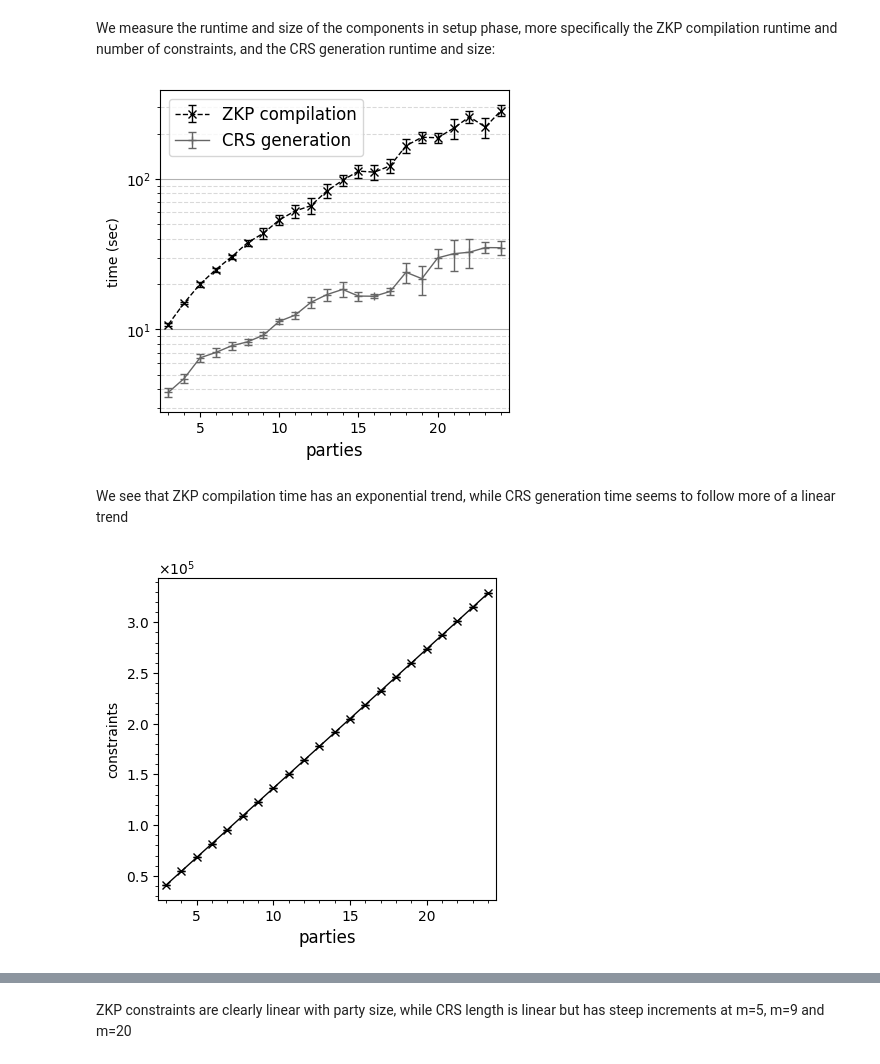
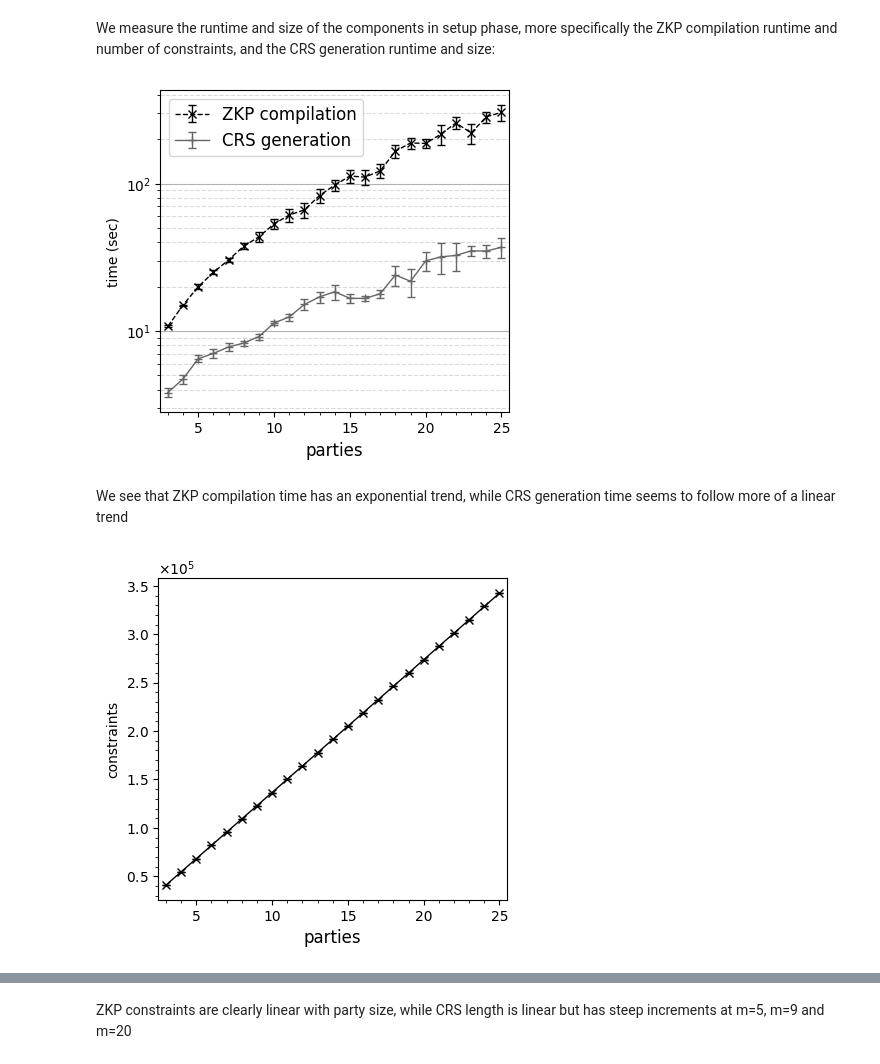
Before and after one commit to lorenzorota/activesecuritympc, a Jupyter notebook: notebooks/benchmark_analysis.ipynb, the cells around one changed output, grey strips where cells are left out. Saved outputs shown, nothing was run; the diff lists cells and outputs as text; code cells hidden in the pictures.

```diff
--- a/notebooks/benchmark_analysis.ipynb
+++ b/notebooks/benchmark_analysis.ipynb
@@ -17,7 +17,7 @@ if not os.path.exists("figures"):
     os.makedirs("figures")
 # %%
 passive_readings = []
-for i in range(3, 25):
+for i in range(3, 26):
     file = f"benchmarks/sum_passive_{i}_parties.csv"
     passive_readings.append(pd.read_csv(file))
 passive_readings = pd.concat(passive_readings)
@@ -25,7 +25,7 @@ passive_readings['total_communication_cost'] = passive_readings['total_bytes_sen
 passive_readings = passive_readings.drop(columns=['total_bytes_sent', 'total_bytes_recv'])
 
 groth16_readings = []
-for i in range(3, 25):
+for i in range(3, 26):
     file = f"benchmarks/sum_active_groth16_{i}_parties.csv"
     groth16_readings.append(pd.read_csv(file))
 groth16_readings = pd.concat(groth16_readings)
@@ -34,7 +34,7 @@ groth16_readings['total_verification_time_per_party'] = groth16_readings['total_
 groth16_readings = groth16_readings.drop(columns=['total_bytes_sent', 'total_bytes_recv'])
 
 bulletproofs_readings = []
-for i in range(3, 25):
+for i in range(3, 26):
     file = f"benchmarks/sum_active_bulletproofs_{i}_parties.csv"
     bulletproofs_readings.append(pd.read_csv(file))
 bulletproofs_readings = pd.concat(bulletproofs_readings)
@@ -42,7 +42,7 @@ bulletproofs_readings['total_communication_cost'] = bulletproofs_readings['total
 bulletproofs_readings['total_verification_time_per_party'] = bulletproofs_readings['total_verification_time'] / bulletproofs_readings['parties']
 bulletproofs_readings = bulletproofs_readings.drop(columns=['total_bytes_sent', 'total_bytes_recv'])
 
-parties = range(3,25)
+parties = range(3,26)
 # %%
 def produce_plot(fig, ax, data, metric_dict, name, metric='runtime', id=0, semilog=False, marker='o', linestyle='-', color='0', loc='upper left'):
     # Calculate mean, median and stdiv for each id over ensemble
@@ -190,20 +190,20 @@ fig, ax, _ = produce_plot(fig, ax, groth16_readings, names, "ZKP compilation", "
 fig, ax, _ = produce_plot(fig, ax, groth16_readings, names, "CRS generation", "total_crs_generation_time", marker='+', linestyle='-', color='0.4', semilog=True)
 fig.savefig('figures/zkp_comp_crs_gen.pdf')
 # %% [output]
-[figure, old version]
+[figure, new version]
 # %% [markdown]
 We see that ZKP compilation time has an exponential trend, while CRS generation time seems to follow more of a linear trend
 # %%
 # Total ZKP constraints
 fig, ax = plt.subplots(figsize=(6.75*2/3, 2.0858647120308955*2), facecolor="white")
 plt.style.use('grayscale')
 fig, ax, _ = produce_plot(fig, ax, groth16_readings, names, "", "total_zkp_constraints", marker='x', semilog=False)
 ax.yaxis.set_major_formatter(ScalarFormatter(useMathText=True))
 ax.ticklabel_format(axis='y', style='sci', scilimits=(0,0))
-plt.subplots_adjust(left=0.15)
+# plt.subplots_adjust(left=0.15)
 fig.savefig('figures/constraints_count.pdf')
 # %% [output]
-[figure, old version]
+[figure, new version]
 # %%
 # Total CRS length
 fig, ax = plt.subplots(figsize=(6.75*2/3, 2.0858647120308955*2), facecolor="white")
```
Also changed, not shown: parts of 14 cells of this notebook.
